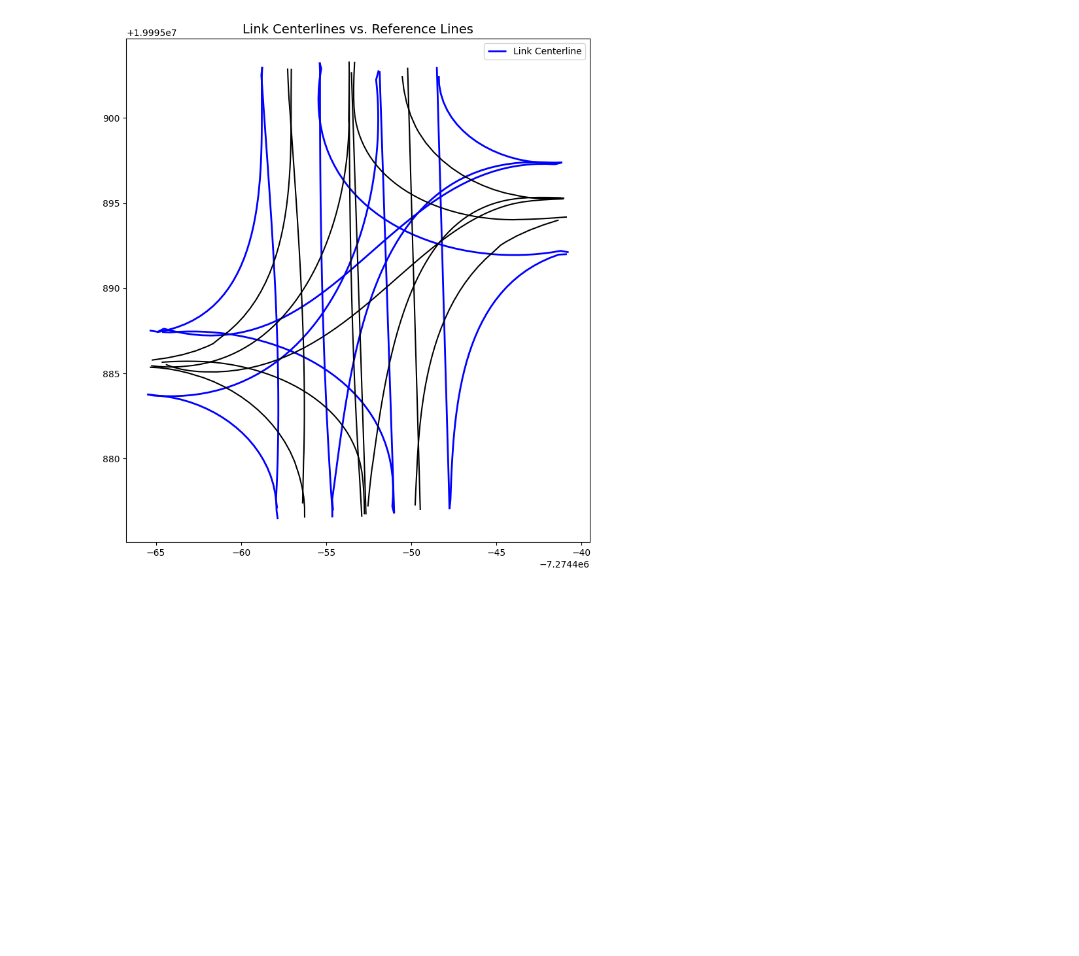
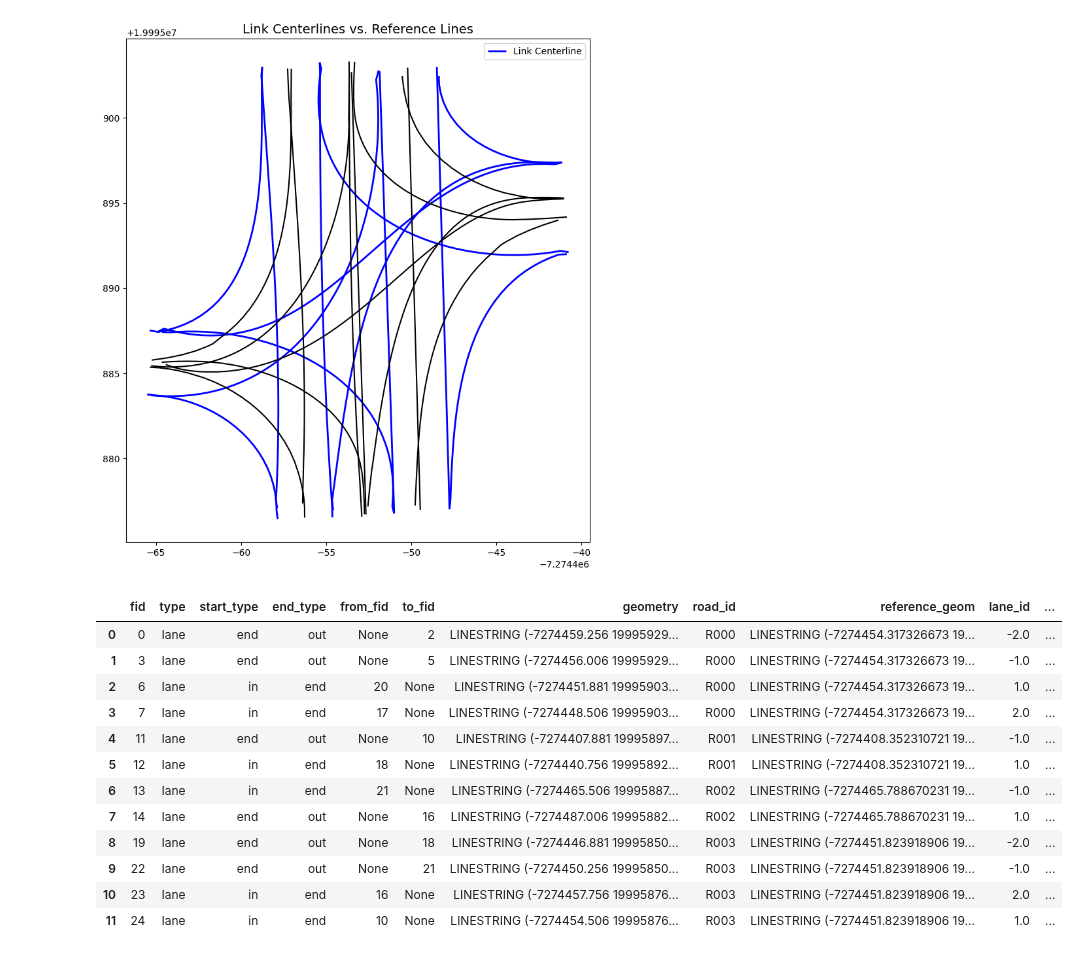
Before and after one commit to shao-lab-uga/LaneGraph, a Jupyter notebook: extract_opendrive_map.ipynb, the cells around one changed output. Drawn from its saved outputs; the diff is of its cells as text; code cells hidden in the pictures; blank space fills up the shorter version.

```diff
--- a/extract_opendrive_map.ipynb
+++ b/extract_opendrive_map.ipynb
@@ -597,6 +600,8 @@ def enrich_links_with_lane_geometry(gdf_links, gdf_lanes):
 
 gdf_links = enrich_links_with_road_ids(gdf_links, gdf_lanes)
 gdf_links = enrich_links_with_lane_geometry(gdf_links, gdf_lanes)
+gdf_links['junction_id'] = 'J000'
+gdf_lanes['junction_id'] = np.nan
 # %%
 def visualize_links_with_ref_lines(gdf_links, figsize=(10, 10), save_path=None):
     """
@@ -628,6 +633,22 @@ def visualize_links_with_ref_lines(gdf_links, figsize=(10, 10), save_path=None):
 visualize_links_with_ref_lines(gdf_links)
 # %% [output]
 [figure]
+# %%
+gdf_lanes
+# %% [output]
+|  | fid | type | start_type | end_type | from_fid | to_fid | geometry | road_id | reference_geom | lane_id | ... |
+| 0 | 0 | lane | end | out | None | 2 | LINESTRING (-7274459.256 19995929... | R000 | LINESTRING (-7274454.317326673 19... | -2.0 | ... |
+| 1 | 3 | lane | end | out | None | 5 | LINESTRING (-7274456.006 19995929... | R000 | LINESTRING (-7274454.317326673 19... | -1.0 | ... |
+| 2 | 6 | lane | in | end | 20 | None | LINESTRING (-7274451.881 19995903... | R000 | LINESTRING (-7274454.317326673 19... | 1.0 | ... |
+| 3 | 7 | lane | in | end | 17 | None | LINESTRING (-7274448.506 19995903... | R000 | LINESTRING (-7274454.317326673 19... | 2.0 | ... |
+| 4 | 11 | lane | end | out | None | 10 | LINESTRING (-7274407.881 19995897... | R001 | LINESTRING (-7274408.352310721 19... | -1.0 | ... |
+| 5 | 12 | lane | in | end | 18 | None | LINESTRING (-7274440.756 19995892... | R001 | LINESTRING (-7274408.352310721 19... | 1.0 | ... |
+| 6 | 13 | lane | in | end | 21 | None | LINESTRING (-7274465.506 19995887... | R002 | LINESTRING (-7274465.788670231 19... | -1.0 | ... |
+| 7 | 14 | lane | end | out | None | 16 | LINESTRING (-7274487.006 19995882... | R002 | LINESTRING (-7274465.788670231 19... | 1.0 | ... |
+| 8 | 19 | lane | end | out | None | 18 | LINESTRING (-7274446.881 19995850... | R003 | LINESTRING (-7274451.823918906 19... | -2.0 | ... |
+| 9 | 22 | lane | end | out | None | 21 | LINESTRING (-7274450.256 19995850... | R003 | LINESTRING (-7274451.823918906 19... | -1.0 | ... |
+| 10 | 23 | lane | in | end | 16 | None | LINESTRING (-7274457.756 19995876... | R003 | LINESTRING (-7274451.823918906 19... | 2.0 | ... |
+| 11 | 24 | lane | in | end | 10 | None | LINESTRING (-7274454.506 19995876... | R003 | LINESTRING (-7274451.823918906 19... | 1.0 | ... |
 # %%
 def calculate_heading(p0, p1):
     dx, dy = p1[0] - p0[0], p1[1] - p0[1]
```
Also changed, not shown: parts of 3 cells of this notebook, 4 other files.
